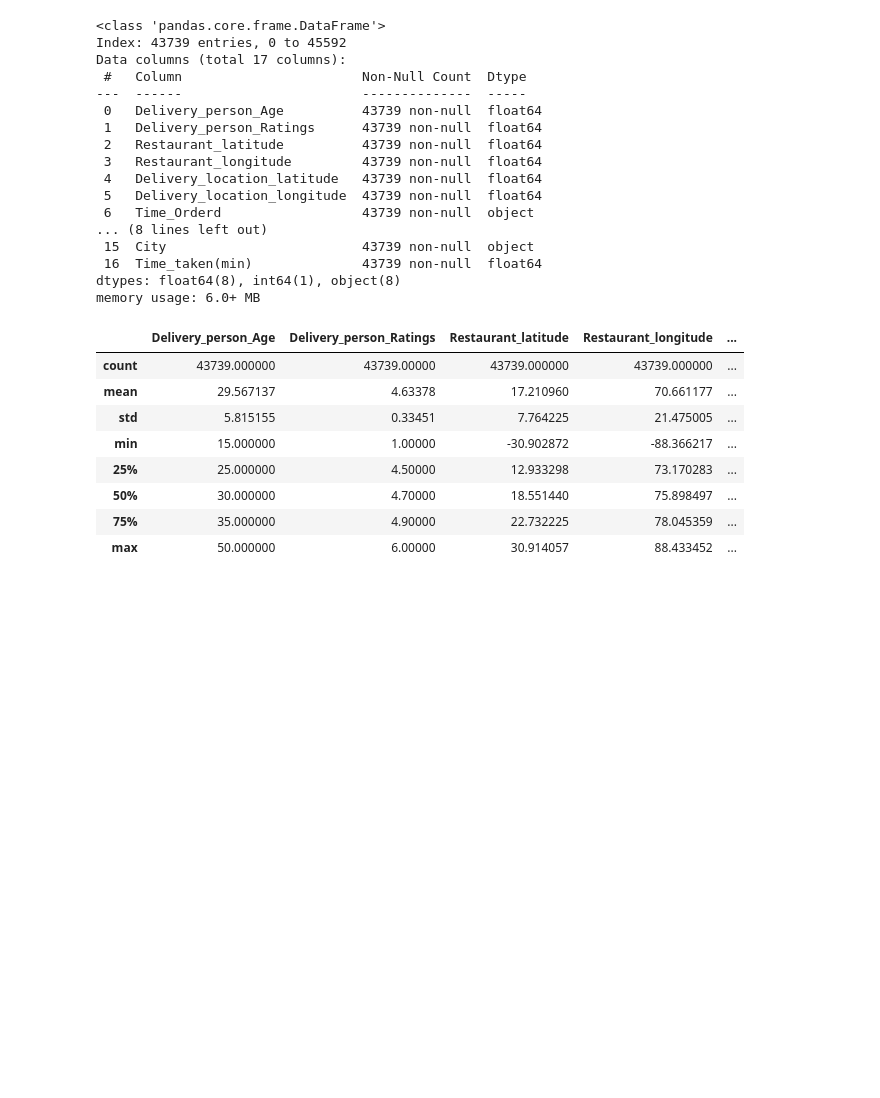
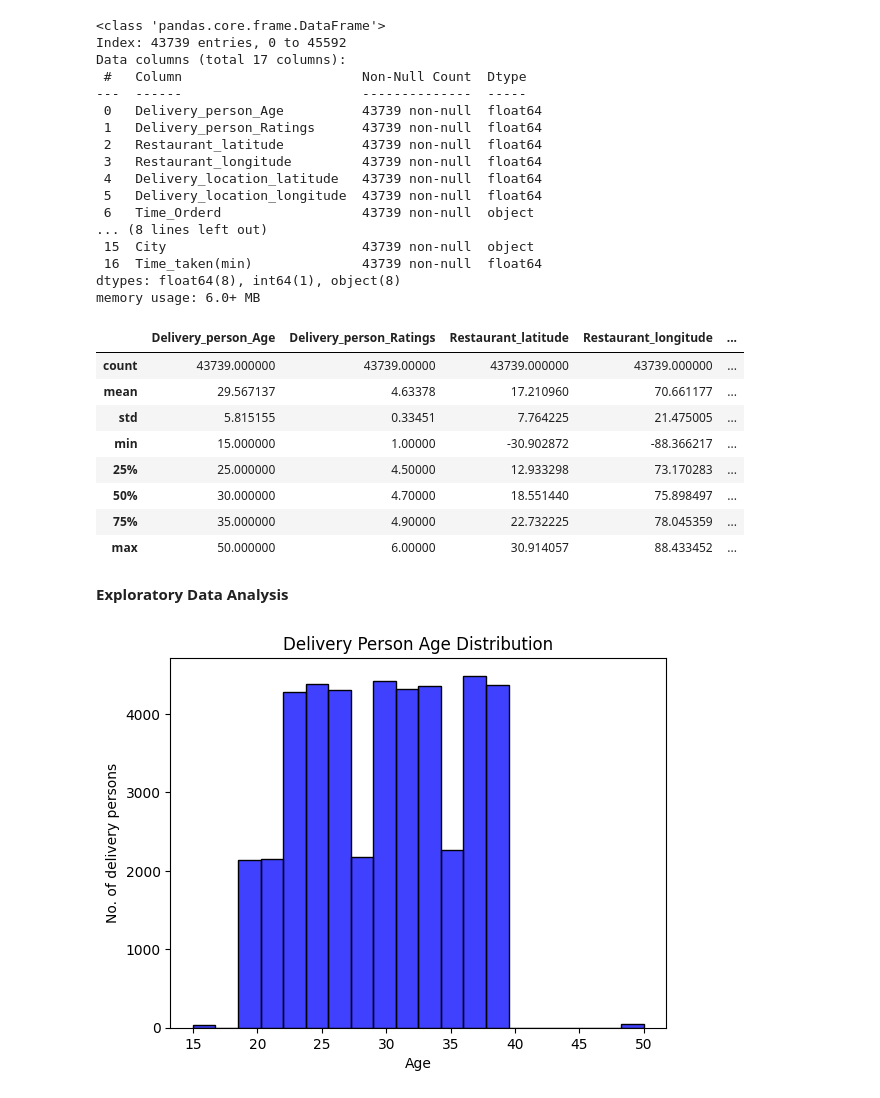
Before and after one commit to Agnik292005/Food-Delivery-Optimization, a Jupyter notebook: modelBuildPorcedure.ipynb, the cells around one changed output. Saved outputs shown, nothing was run; the diff lists cells and outputs as text; code cells hidden in the pictures; blank space fills up the shorter version.

Commit message:
Visual Analysis

```diff
--- a/modelBuildPorcedure.ipynb
+++ b/modelBuildPorcedure.ipynb
@@ -213,6 +213,14 @@ dtype: int64
 train['Delivery_person_Ratings'].fillna(train['Delivery_person_Ratings'].mean(), inplace=True)
 train['multiple_deliveries'].fillna(train['multiple_deliveries'].mode()[0], inplace=True)
 train['Time_Orderd'].fillna(train['Time_Orderd'].mode()[0], inplace=True)
+
+
+train['City'].replace(['NaN', 'nan', '', ' '], np.nan, inplace=True)
+train['Weatherconditions'].replace(['NaN', 'nan', '', ' '], np.nan, inplace=True)
+
+
+train['City'].fillna(train['City'].mode()[0],inplace=True)
+train['Weatherconditions'].fillna(train['City'].mode()[0], inplace=True)
 # %%
 train.isna().sum()
 # %% [output]
@@ -271,3 +279,13 @@ train.describe()
 | 50% | 30.000000 | 4.70000 | 18.551440 | 75.898497 | ... |
 | 75% | 35.000000 | 4.90000 | 22.732225 | 78.045359 | ... |
 | max | 50.000000 | 6.00000 | 30.914057 | 88.433452 | ... |
+# %% [markdown]
+**Exploratory Data Analysis**
+# %%
+sns.histplot(train.Delivery_person_Age, bins=20, kde=False,color='Blue')
+plt.title("Delivery Person Age Distribution")
+plt.xlabel("Age")
+plt.ylabel("No. of delivery persons")
+plt.show()
+# %% [output]
+[figure, added]
```
Also changed, not shown: parts of 4 cells of this notebook.
